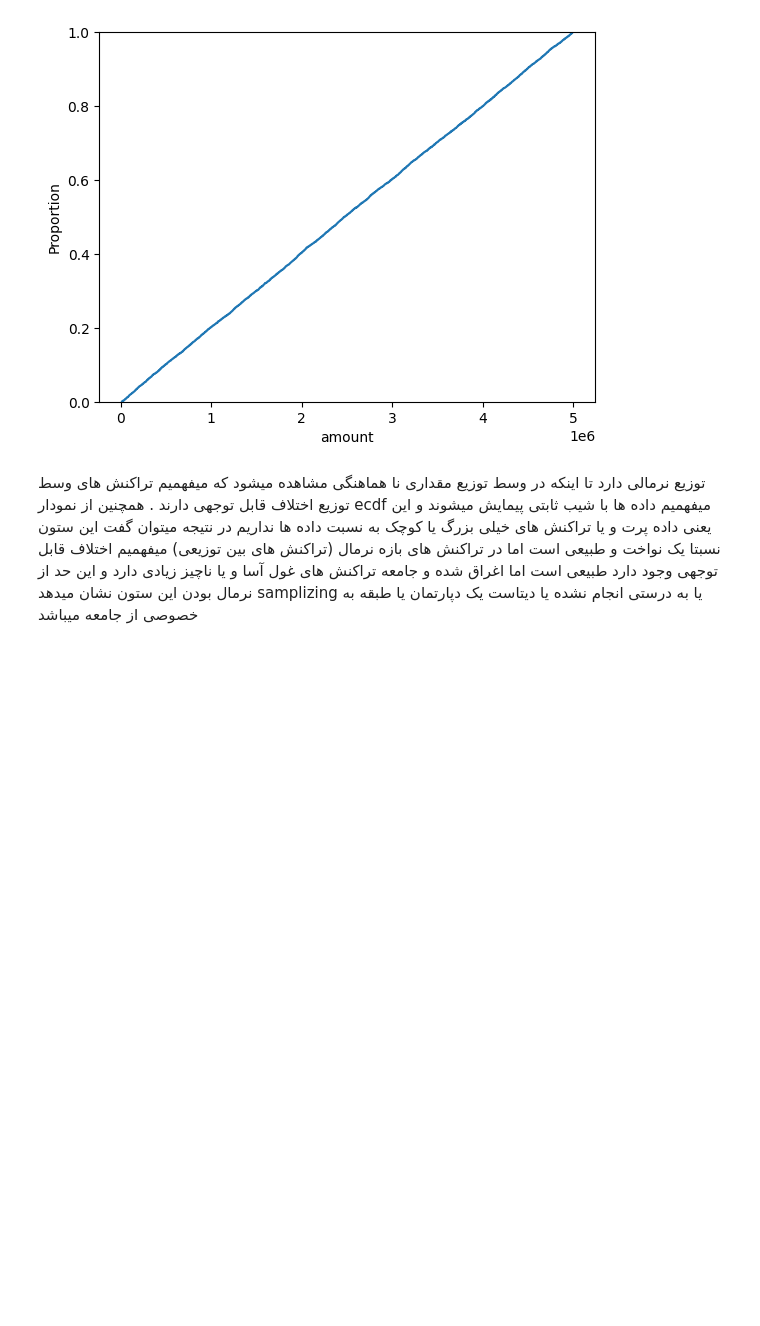
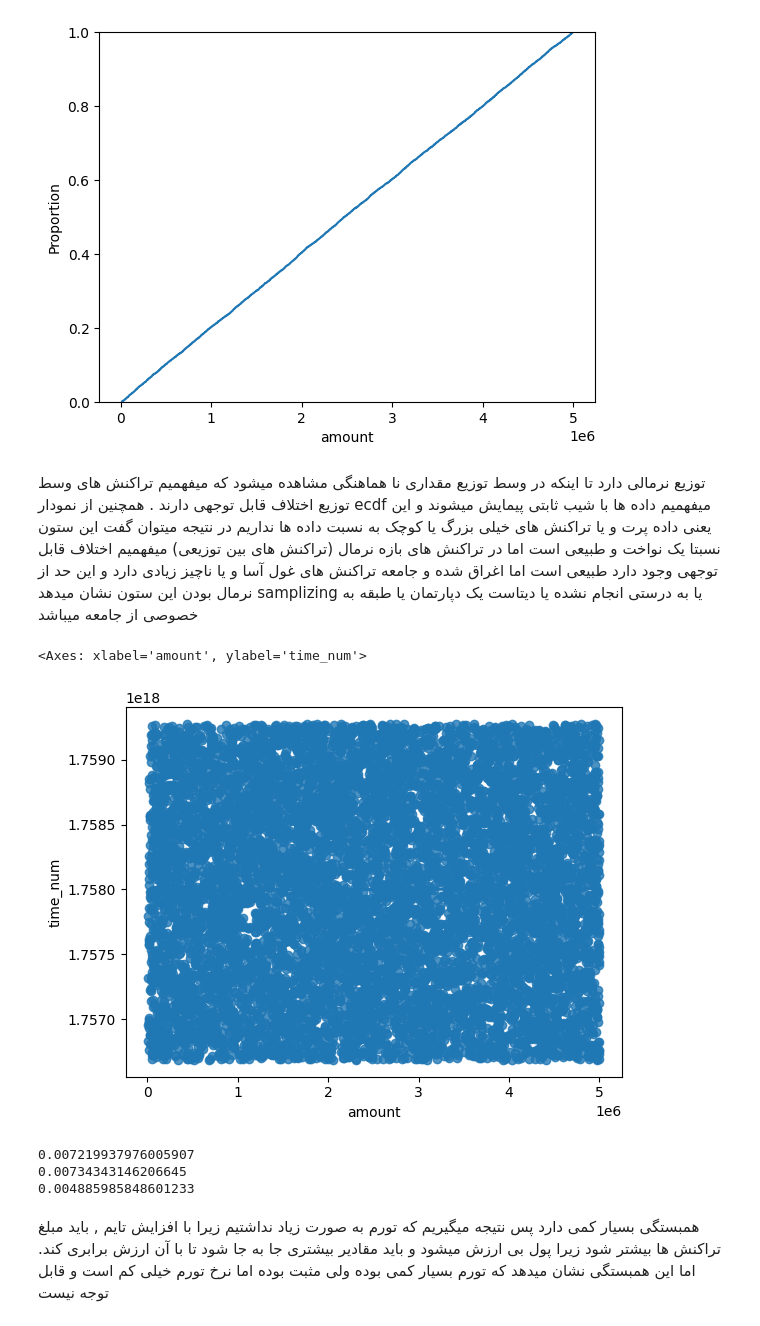
Before and after one commit to MRXLANTERN1390/IranianCustomer_Payment, a Jupyter notebook: NoteBook.ipynb, the cells around one changed output. Saved outputs shown, nothing was run; the diff lists cells and outputs as text; code cells hidden in the pictures; blank space fills up the shorter version.

Commit message:
correlations between time and amount cols

```diff
--- a/NoteBook.ipynb
+++ b/NoteBook.ipynb
@@ -438,3 +438,28 @@ sns.ecdfplot(df['amount'])
 همچنین از نمودار ecdf میفهمیم داده ها با شیب ثابتی پیمایش میشوند و این یعنی داده پرت و یا تراکنش های خیلی بزرگ یا کوچک به نسبت داده ها نداریم
 در نتیجه میتوان گفت این ستون نسبتا یک نواخت و طبیعی است اما در تراکنش های بازه نرمال (تراکنش های بین توزیعی) میفهمیم اختلاف قابل توجهی وجود دارد
 طبیعی است اما اغراق شده و جامعه تراکنش های غول آسا و یا ناچیز زیادی دارد و این حد از نرمال بودن این ستون نشان میدهد samplizing یا به درستی انجام نشده یا دیتاست یک دپارتمان یا طبقه به خصوصی از جامعه میباشد
+# %%
+# Corr
+
+# we must use corr method by the data shape and kind
+# first thing i do is a scatter plot
+
+df["time_num"] = df["time"].astype("int64")
+sns.regplot(data=df, x="amount", y="time_num")
+# %% [output]
+<Axes: xlabel='amount', ylabel='time_num'>
+[figure, added]
+# %%
+
+print(df["amount"].corr(df["time"], method="pearson"))
+print(df["amount"].corr(df["time"],method="spearman"))
+print(df["amount"].corr(df["time"], method="kendall"))
+# %% [output]
+0.007219937976005907
+0.00734343146206645
+0.004885985848601233
+# %% [markdown]
+همبستگی بسیار کمی دارد پس نتیجه میگیریم که تورم به صورت زیاد نداشتیم
+زیرا با افزایش تایم , باید مبلغ تراکنش ها بیشتر شود زیرا پول بی ارزش میشود و باید مقادیر بیشتری جا به جا شود تا با آن ارزش برابری کند.
+اما این همبستگی نشان میدهد که تورم بسیار کمی بوده ولی مثبت بوده
+اما نرخ تورم خیلی کم است و قابل توجه نیست
```
